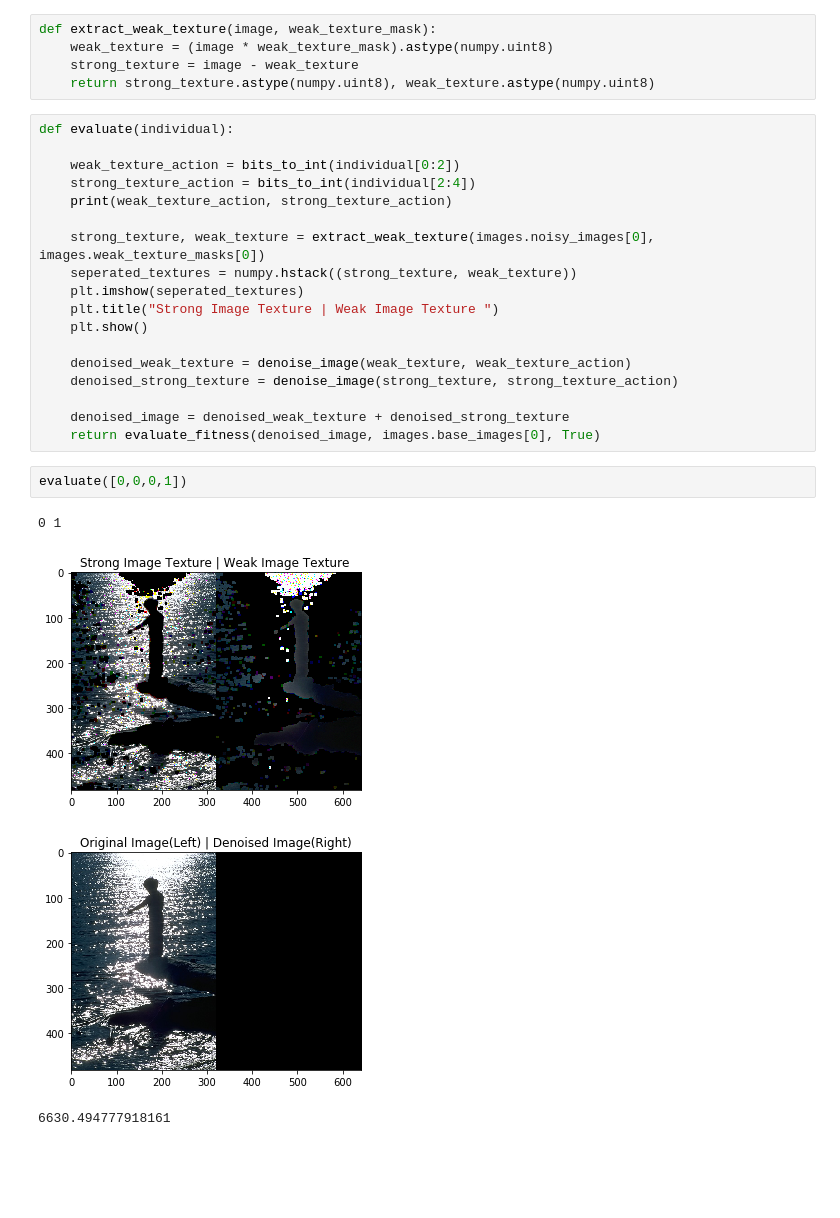
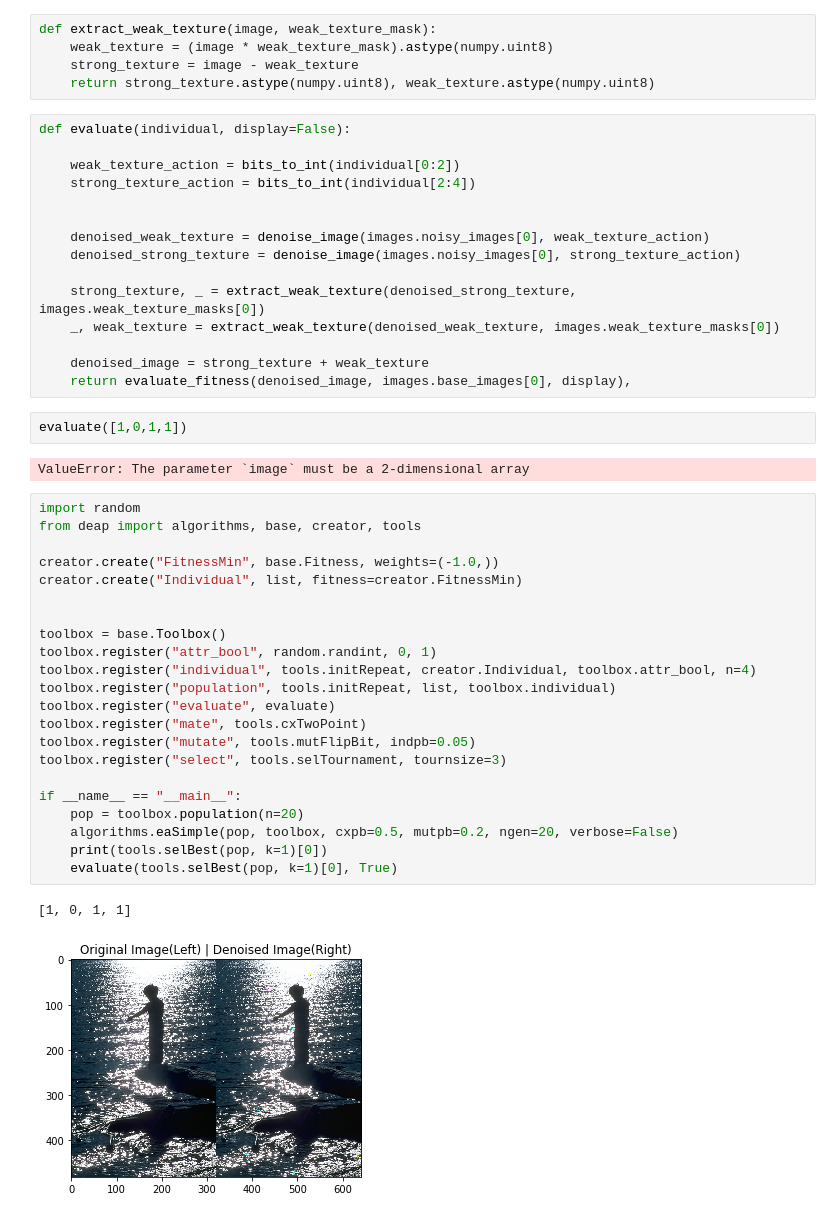
Before and after one commit to fortythreesam/FourthYearProject, a Jupyter notebook: Weak Texture Patches .ipynb, the cells around one changed output. Drawn from its saved outputs; the diff is of its cells as text; blank space fills up the shorter version.

Commit message:
added simple ea

```diff
--- a/Weak Texture Patches .ipynb
+++ b/Weak Texture Patches .ipynb
@@ -348,27 +349,46 @@ def extract_weak_texture(image, weak_texture_mask):
     strong_texture = image - weak_texture
     return strong_texture.astype(numpy.uint8), weak_texture.astype(numpy.uint8)
 # %%
-def evaluate(individual):
+def evaluate(individual, display=False):
 
     weak_texture_action = bits_to_int(individual[0:2])
     strong_texture_action = bits_to_int(individual[2:4])
-    print(weak_texture_action, strong_texture_action)
 
-    strong_texture, weak_texture = extract_weak_texture(images.noisy_images[0], images.weak_texture_masks[0])
-    seperated_textures = numpy.hstack((strong_texture, weak_texture))
-    plt.imshow(seperated_textures)
-    plt.title("Strong Image Texture | Weak Image Texture ")
-    plt.show()
 
-    denoised_weak_texture = denoise_image(weak_texture, weak_texture_action)
-    denoised_strong_texture = denoise_image(strong_texture, strong_texture_action)
+    denoised_weak_texture = denoise_image(images.noisy_images[0], weak_texture_action)
+    denoised_strong_texture = denoise_image(images.noisy_images[0], strong_texture_action)
 
-    denoised_image = denoised_weak_texture + denoised_strong_texture
-    return evaluate_fitness(denoised_image, images.base_images[0], True)
+    strong_texture, _ = extract_weak_texture(denoised_strong_texture, images.weak_texture_masks[0])
+    _, weak_texture = extract_weak_texture(denoised_weak_texture, images.weak_texture_masks[0])
+
+    denoised_image = strong_texture + weak_texture
+    return evaluate_fitness(denoised_image, images.base_images[0], display),
 # %%
-evaluate([0,0,0,1])
+evaluate([1,0,1,1])
 # %% [output]
-0 1
+ValueError: The parameter `image` must be a 2-dimensional array
-[figure, removed]
-[figure, removed]
-6630.494777918161
+# %%
+import random
+from deap import algorithms, base, creator, tools
+
+creator.create("FitnessMin", base.Fitness, weights=(-1.0,))
+creator.create("Individual", list, fitness=creator.FitnessMin)
+
+
+toolbox = base.Toolbox()
+toolbox.register("attr_bool", random.randint, 0, 1)
+toolbox.register("individual", tools.initRepeat, creator.Individual, toolbox.attr_bool, n=4)
+toolbox.register("population", tools.initRepeat, list, toolbox.individual)
+toolbox.register("evaluate", evaluate)
+toolbox.register("mate", tools.cxTwoPoint)
+toolbox.register("mutate", tools.mutFlipBit, indpb=0.05)
+toolbox.register("select", tools.selTournament, tournsize=3)
+
+if __name__ == "__main__":
+    pop = toolbox.population(n=20)
+    algorithms.eaSimple(pop, toolbox, cxpb=0.5, mutpb=0.2, ngen=20, verbose=False)
+    print(tools.selBest(pop, k=1)[0])
+    evaluate(tools.selBest(pop, k=1)[0], True)
+# %% [output]
+[1, 0, 1, 1]
+[figure, added]
```
Also changed, not shown: parts of 5 cells of this notebook.
